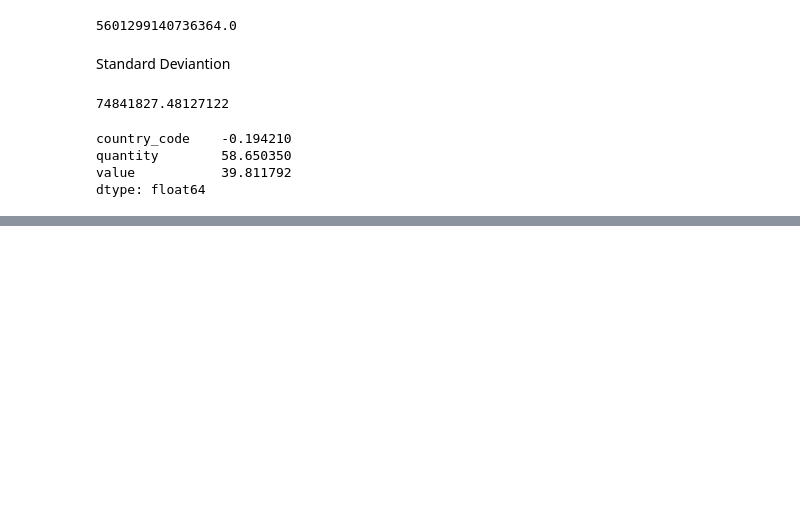
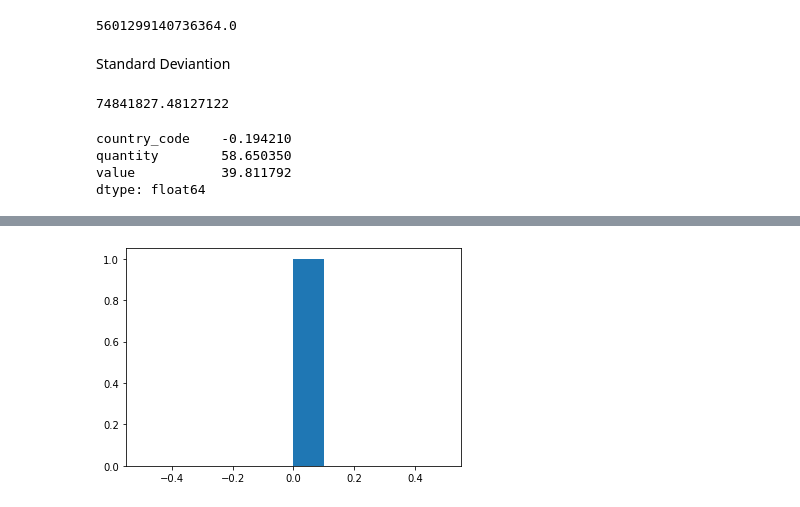
Before and after one commit to 22044/Data_Analytics, a Jupyter notebook: DataAnalyticsPR2.ipynb, the cells around one changed output, grey strips where cells are left out. Drawn from its saved outputs; the diff is of its cells as text; code cells hidden in the pictures; blank space fills up the shorter version.

```diff
--- a/DataAnalyticsPR2.ipynb
+++ b/DataAnalyticsPR2.ipynb
@@ -214,0 +234,5 @@ dtype: float64
+# %%
+plt.hist(modef)
+plt.show()
+# %% [output]
+[figure, added]
```
Also changed, not shown: parts of 6 cells of this notebook.
